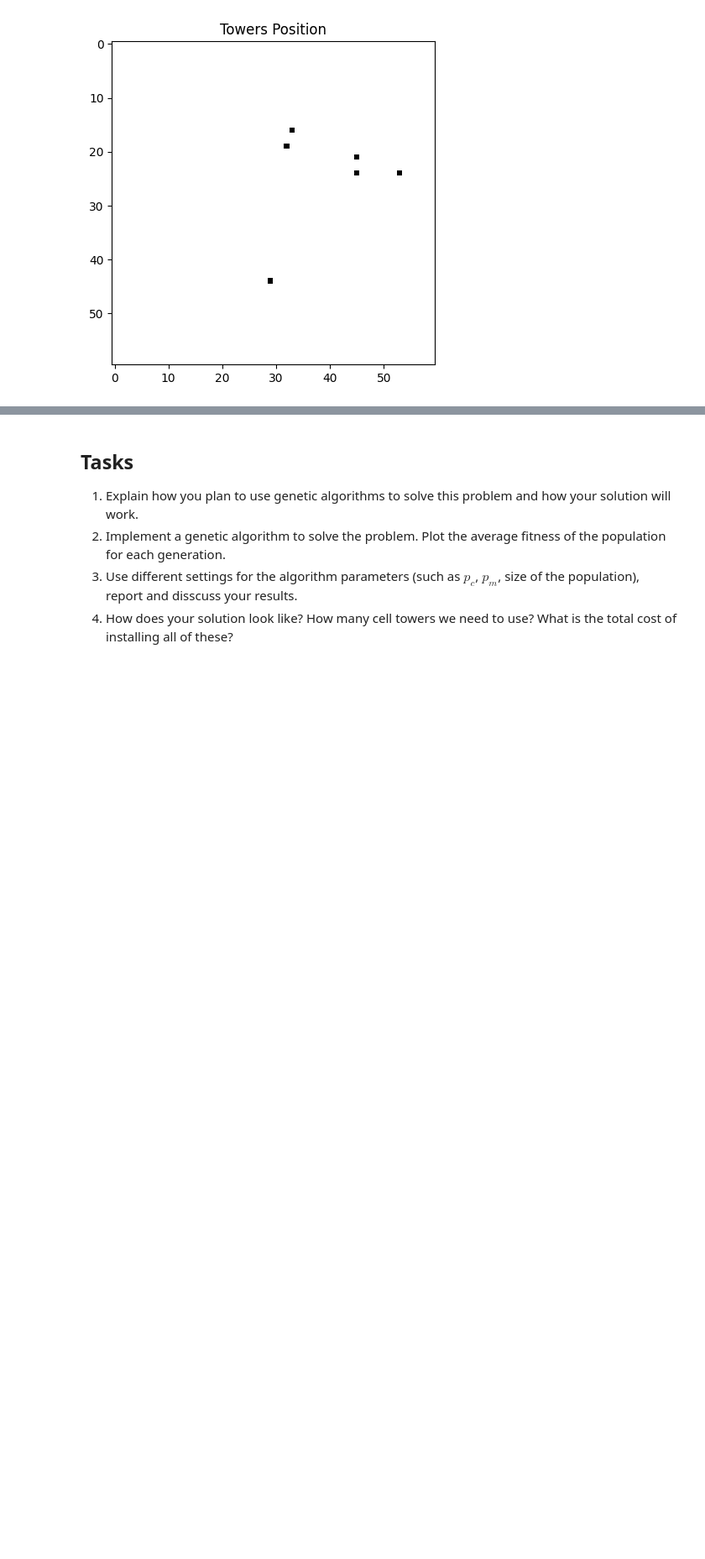
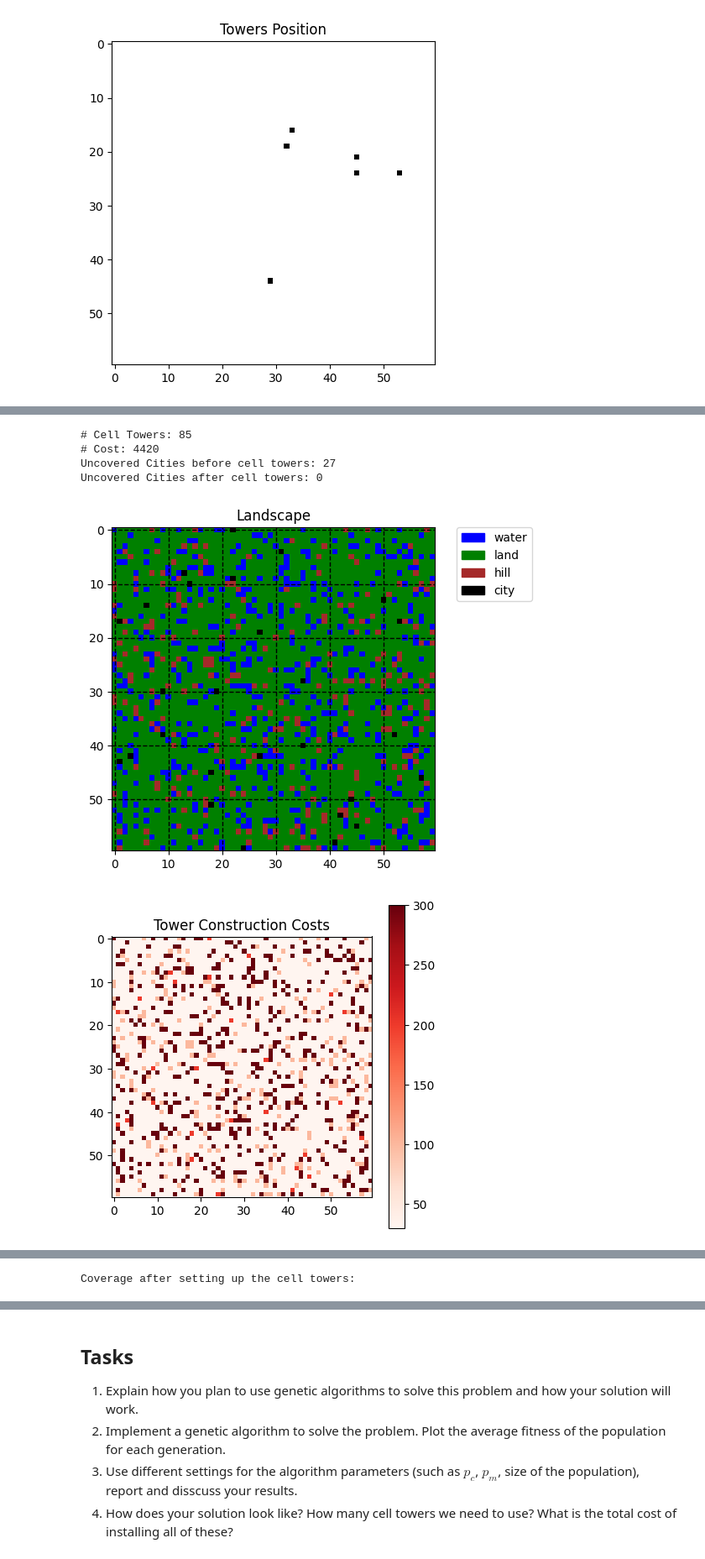
Before and after one commit to DwijanX/Genetic-alg, a Jupyter notebook: cell-tower-installation.ipynb, the cells around one changed output, grey strips where cells are left out. Shown at 84% size. Drawn from its saved outputs; the diff is of its cells as text; code cells hidden in the pictures; blank space fills up the shorter version.

```diff
--- a/cell-tower-installation.ipynb
+++ b/cell-tower-installation.ipynb
@@ -328,3 +346,11 @@ Coverage after setting up the cell towers:
+# %%
+#Load Landscape
+def loadObject(fileName):
+    file = open(fileName,'rb')
+    obj = pickle.load(file)
+    file.close()
+    return obj
+landscape=loadObject("landscapeToTest.pickle")
 # %%
 def fitness_function(cr,cities,worstValueOfPopulation,buff=3000):
     f=-cr.cost+worstValueOfPopulation+(cities-cr.uncovered)*buff
@@ -423,0 +448,7 @@ cities: 31
+# %%
+crossoverPoints=2
+crossoverProb=0.5
+mutationProb=0.1
+buffPerCity=3000
+P=20
+bestGen,arrayParaver=geneticAlgorithm(landscape,landscape.uncovered_count(),P=P,crossoverPoints=crossoverPoints,mutationProb=mutationProb,crossoverProb=crossoverProb,buffPerCity=buffPerCity)
@@ -423,0 +475,25 @@ cities: 31
+# %%
+
+test_landscape = copy.deepcopy(landscape)
+test_landscape.add_towers(bestGen.get_coordinates(), 7)
+towers = bestGen.count_towers()
+cost=test_landscape.costOfTowersAdded
+print(f'# Cell Towers: {towers}')
+print(f'# Cost: {cost}')
+print(f'Uncovered Cities before cell towers: {landscape.uncovered_count()}')
+print(f'Uncovered Cities after cell towers: {bestGen.uncovered}')
+
+plot_landscape(landscape)
+plot_costs(landscape)
+plot_coverage(landscape)
+
+print('Coverage after setting up the cell towers:')
+plot_coverage(test_landscape)
+plot_towers_position(test_landscape)
+# %% [output]
+# Cell Towers: 85
+# Cost: 4420
+Uncovered Cities before cell towers: 27
+Uncovered Cities after cell towers: 0
+[figure, added]
+[figure, added]
@@ -423,0 +501 @@ cities: 31
+Coverage after setting up the cell towers:
```
Also changed, not shown: parts of 19 cells of this notebook, 12 other files.
